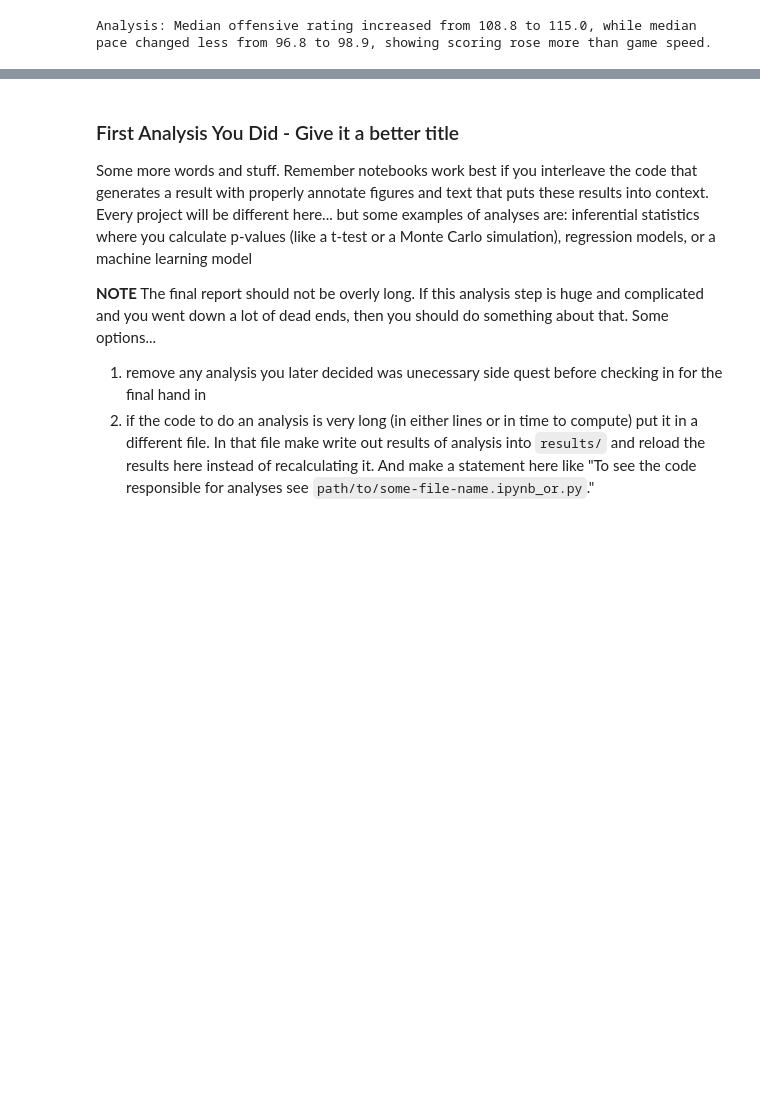
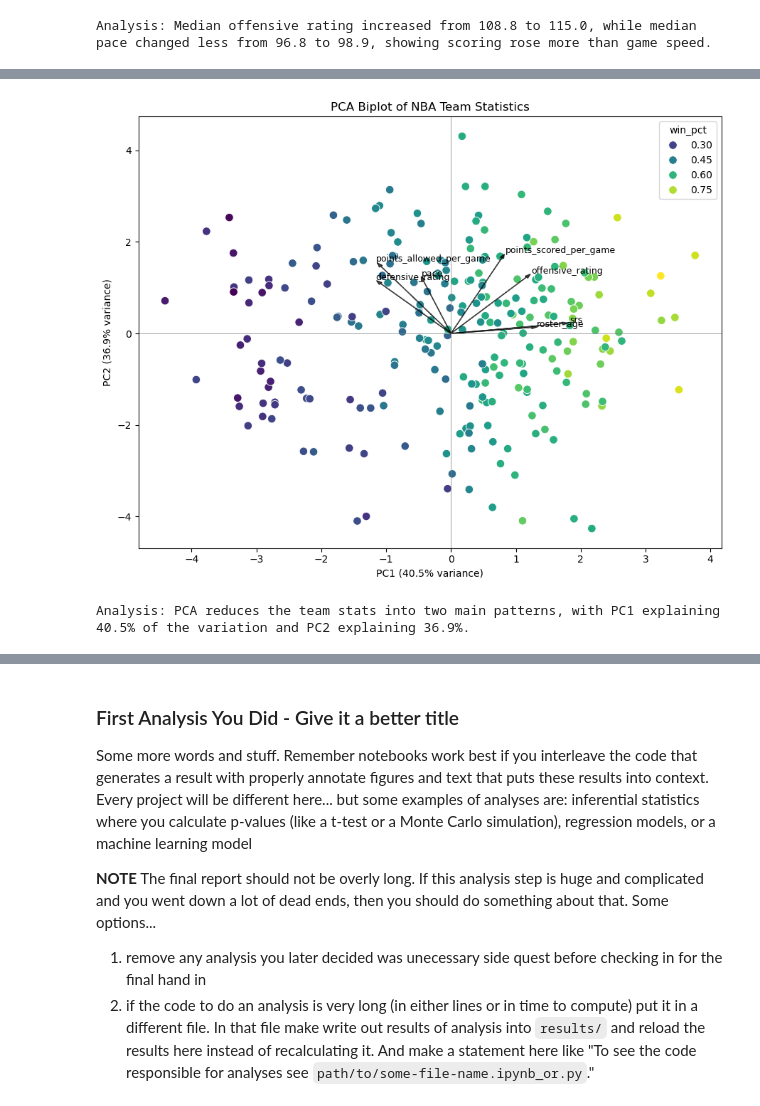
Before and after one commit to COGS108/Group-SP26-082, a Jupyter notebook: 03-FinalProject.ipynb, the cells around one changed output, grey strips where cells are left out. Saved outputs shown, nothing was run; the diff lists cells and outputs as text; code cells hidden in the pictures; blank space fills up the shorter version.

Commit message:
added Analysis section connecting EDA to research question

```diff
--- a/03-FinalProject.ipynb
+++ b/03-FinalProject.ipynb
@@ -377,0 +324,50 @@ Instructions: REPLACE the contents of this cell with your work, including any up
+# %%
+# Plot 6: PCA combines multiple stats into two main dimensions.
+pcaColumns = [
+    "srs", "offensive_rating", "defensive_rating",
+    "pace", "roster_age", "points_scored_per_game",
+    "points_allowed_per_game"
+]
+
+pcaData = df[pcaColumns].dropna()
+
+scaler = StandardScaler()
+scaledData = scaler.fit_transform(pcaData)
+
+pcaModel = PCA(n_components=2)
+pcaScores = pcaModel.fit_transform(scaledData)
+
+pcaTable = df.loc[pcaData.index, ["team", "season", "win_pct", "playoff_seed"]].copy()
+pcaTable["PC1"] = pcaScores[:, 0]
+pcaTable["PC2"] = pcaScores[:, 1]
+
+loadingTable = pd.DataFrame(
+    pcaModel.components_.T,
+    columns=["PC1", "PC2"],
+    index=pcaColumns
+)
+
+plt.figure(figsize=(9, 7))
+sns.scatterplot(data=pcaTable, x="PC1", y="PC2", hue="win_pct", palette="viridis", s=70)
+
+for statName in loadingTable.index:
+    plt.arrow(0, 0, loadingTable.loc[statName, "PC1"] * 3, loadingTable.loc[statName, "PC2"] * 3,
+              color="black", alpha=0.7, head_width=0.06)
+    plt.text(loadingTable.loc[statName, "PC1"] * 3.2, loadingTable.loc[statName, "PC2"] * 3.2,
+             statName, fontsize=9)
+
+plt.title("PCA Biplot of NBA Team Statistics")
+plt.xlabel(f"PC1 ({pcaModel.explained_variance_ratio_[0] * 100:.1f}% variance)")
+plt.ylabel(f"PC2 ({pcaModel.explained_variance_ratio_[1] * 100:.1f}% variance)")
+plt.axhline(0, color="gray", linewidth=0.5)
+plt.axvline(0, color="gray", linewidth=0.5)
+plt.tight_layout()
+plt.show()
+
+pc1Variance = pcaModel.explained_variance_ratio_[0] * 100
+pc2Variance = pcaModel.explained_variance_ratio_[1] * 100
+
+print(f"Analysis: PCA reduces the team stats into two main patterns, with PC1 explaining {pc1Variance:.1f}% of the variation and PC2 explaining {pc2Variance:.1f}%.")
+# %% [output]
+[figure, added]
+Analysis: PCA reduces the team stats into two main patterns, with PC1 explaining 40.5% of the variation and PC2 explaining 36.9%.
```
Also changed, not shown: parts of 15 cells of this notebook.
